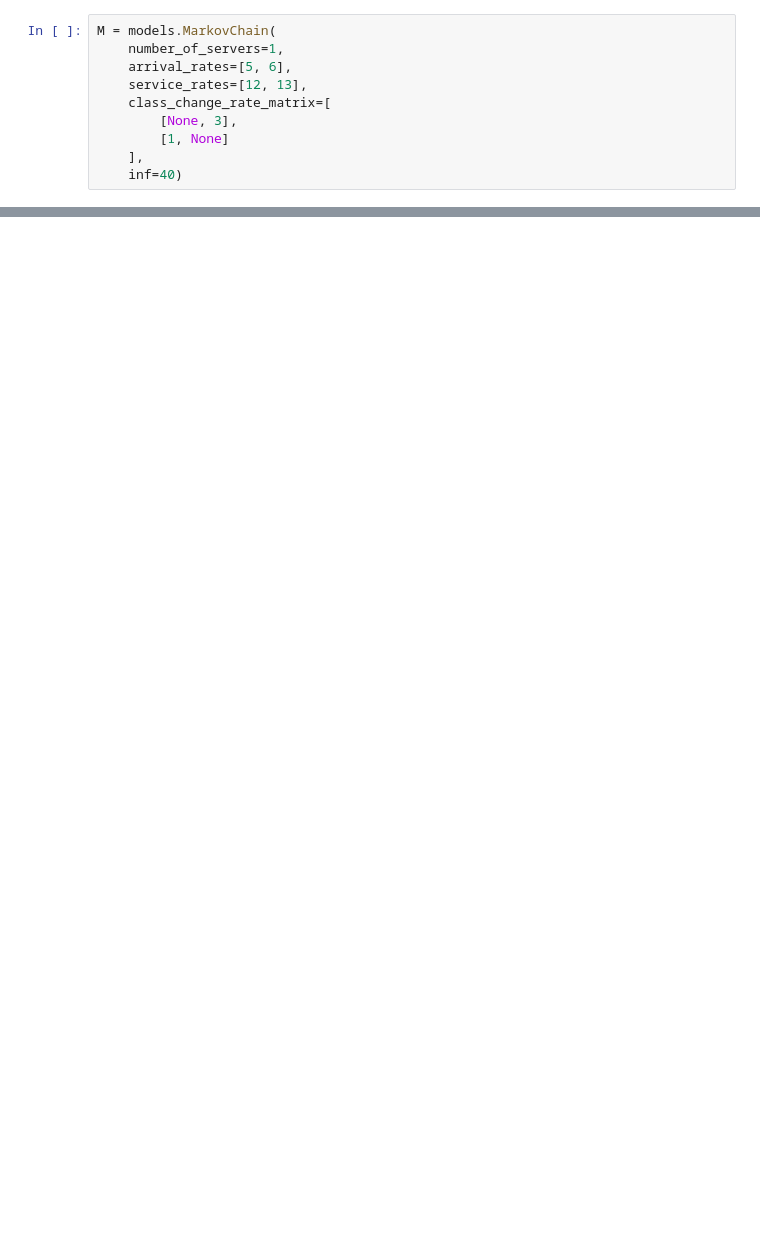
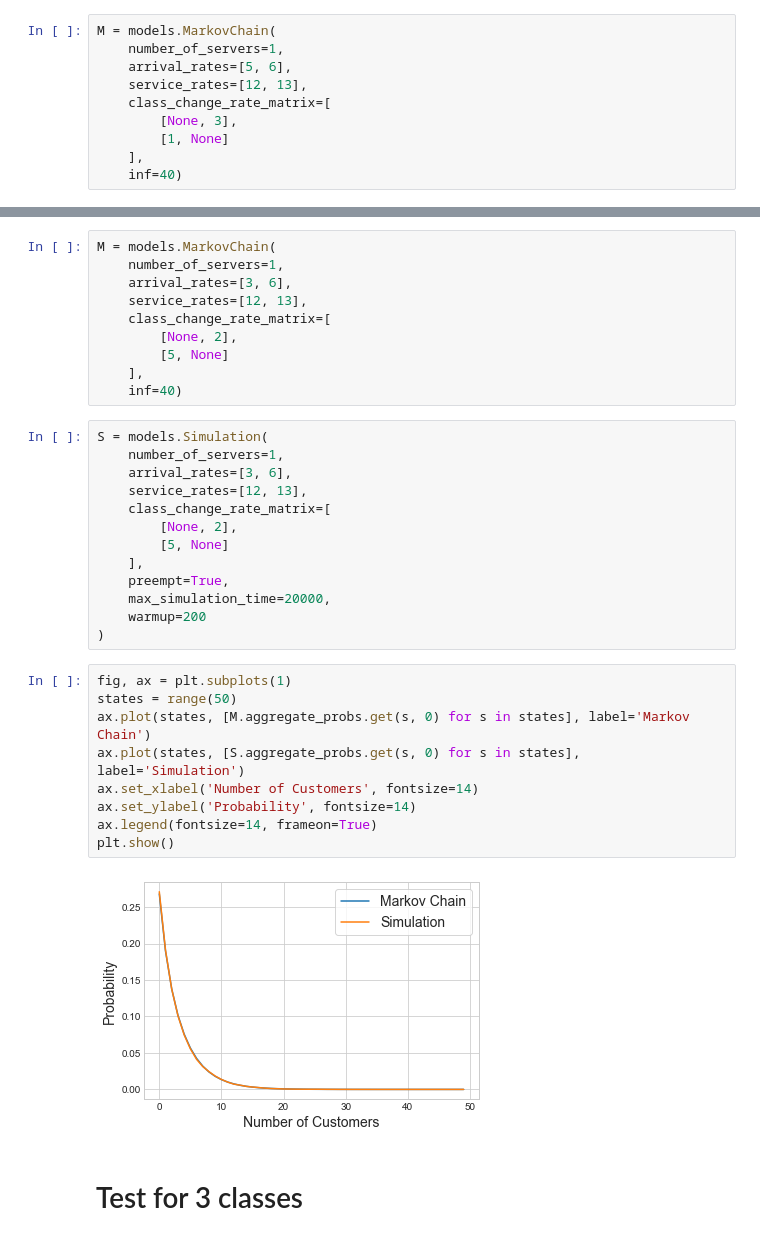
Before and after one commit to geraintpalmer/DynamicClasses, a Jupyter notebook: src/Test.ipynb, the cells around one changed output, grey strips where cells are left out. Drawn from its saved outputs; the diff is of its cells as text; blank space fills up the shorter version.

```diff
--- a/src/Test.ipynb
+++ b/src/Test.ipynb
@@ -38,0 +43,36 @@ plt.show()
+# %%
+M = models.MarkovChain(
+    number_of_servers=1,
+    arrival_rates=[3, 6],
+    service_rates=[12, 13],
+    class_change_rate_matrix=[
+        [None, 2],
+        [5, None]
+    ],
+    inf=40)
+# %%
+S = models.Simulation(
+    number_of_servers=1,
+    arrival_rates=[3, 6],
+    service_rates=[12, 13],
+    class_change_rate_matrix=[
+        [None, 2],
+        [5, None]
+    ],
+    preempt=True,
+    max_simulation_time=20000,
+    warmup=200
+)
+# %%
+fig, ax = plt.subplots(1)
+states = range(50)
+ax.plot(states, [M.aggregate_probs.get(s, 0) for s in states], label='Markov Chain')
+ax.plot(states, [S.aggregate_probs.get(s, 0) for s in states], label='Simulation')
+ax.set_xlabel('Number of Customers', fontsize=14)
+ax.set_ylabel('Probability', fontsize=14)
+ax.legend(fontsize=14, frameon=True)
+plt.show()
+# %% [output]
+[figure, added]
+# %% [markdown]
+# Test for 3 classes
```
Also changed, not shown: parts of 20 cells of this notebook, 3 other files.
